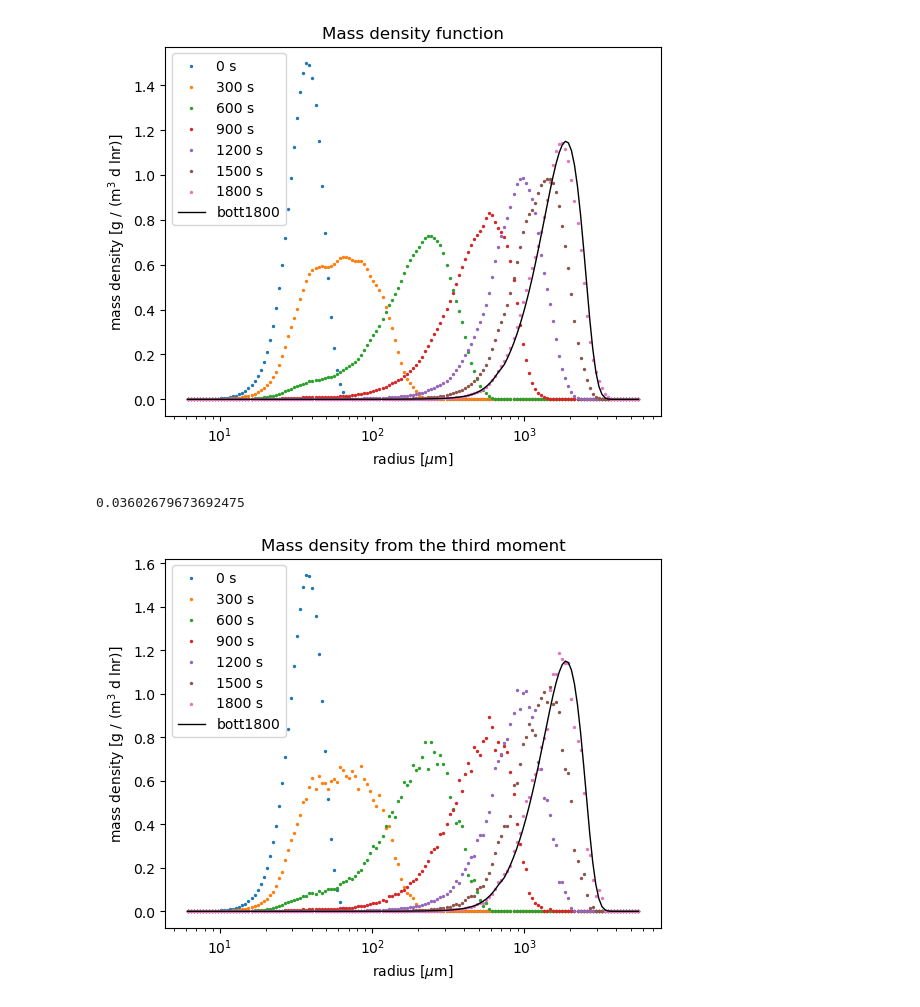
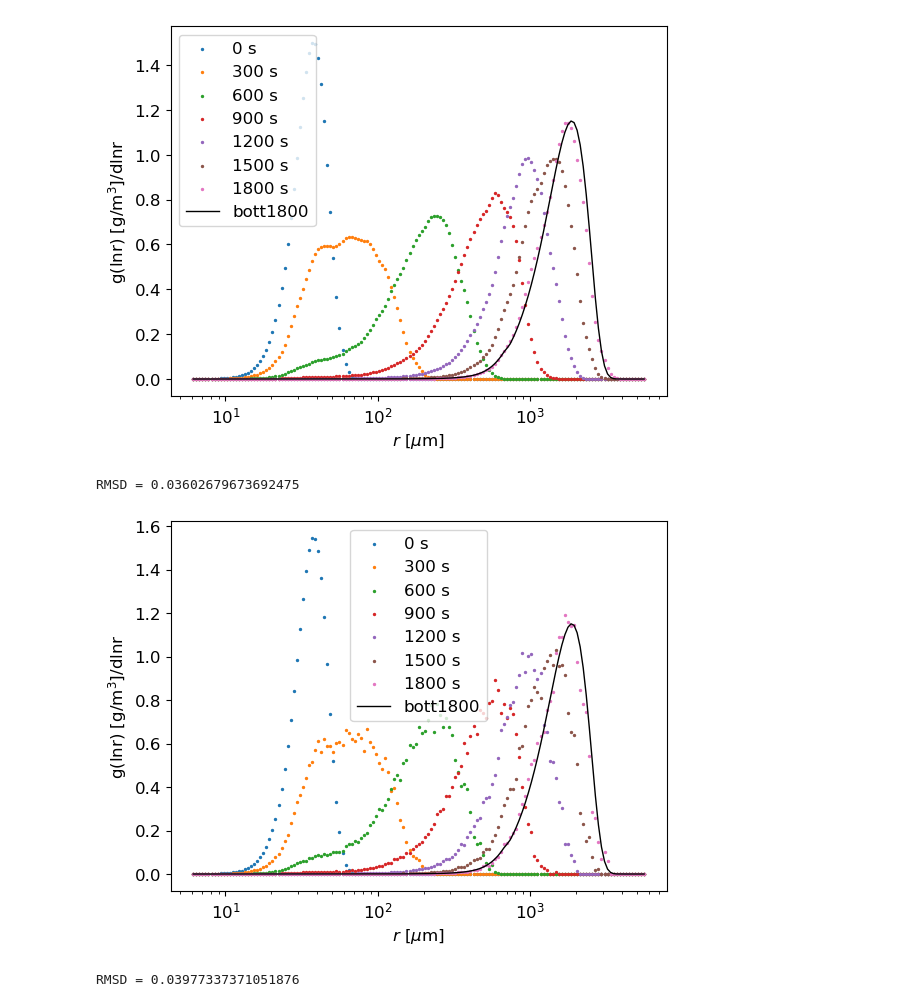
Before and after one commit to AgnieszkaMakulska/libcloudphxx, a Jupyter notebook: models/box/plot_output.ipynb, the cells around one changed output. Cells and saved outputs as stored; diff of their text form; code cells hidden in the pictures.

```diff
--- a/models/box/plot_output.ipynb
+++ b/models/box/plot_output.ipynb
@@ -2,4 +2,3 @@
 import numpy as np
 from matplotlib import pyplot
 import netCDF4
-import math
@@ -7,29 +6,30 @@ bott1800 = np.array([1.38199e-05, 1.57908e-05, 1.79305e-05, 2.02468e-05, 2.27597
 
 fp="data.nc"
 nc = netCDF4.Dataset(fp)
 bin_edges = 6.*pow(10, -6 + np.arange(150)/50.)
 r=np.array([])
 for i in range(len(bin_edges)-1):
     r=np.append(r, (bin_edges[i]+bin_edges[i+1])/2)
 dr=np.array([])
 for i in range(len(bin_edges)-1):
     dr=np.append(dr,bin_edges[i+1]-bin_edges[i])
 
 mass_density=nc["mass density"][:]
 legend=[]
 for t in np.arange(0,mass_density.shape[0],300):
     pyplot.scatter(r*1e6,mass_density[t,:], s=2)
     legend.append(str(t)+" s")
 pyplot.plot(r*1e6, bott1800, color='black', linewidth=1)
 legend.append('bott1800')
-pyplot.ylabel('mass density [g / (m$^3$ d lnr)]')
-pyplot.xlabel('radius [$\mu$m]')
+pyplot.ylabel('g(lnr) [g/m$^3$]/dlnr')
+pyplot.xlabel('$r$ [$\mu$m]')
 pyplot.xscale('log')
 pyplot.legend(legend)
-pyplot.title('Mass density function')
+#pyplot.title('Mass density function')
+pyplot.savefig('mass_density.png',dpi=300)
 pyplot.show()
 # %% [output]
-[figure, old version]
+[figure, new version]
 # %%
 #root mean square deviation
 def RMSD(a1, a2):
@@ -42,24 +42,30 @@ def RMSD(a1, a2):
   return np.sqrt(tot/nonempty)
 
 rmsd = RMSD(mass_density[-1,:],bott1800)
-print(rmsd)
+print('RMSD = '+str(rmsd))
 # %% [output]
-0.03602679673692475
+RMSD = 0.03602679673692475
 # %%
 moment3=nc["moment 3"][:]
 rho_l=1000
 LWC=moment3*4*np.pi/3*rho_l*1000 #g/kg
+mass_dens_from_LWC=LWC*r/dr
 legend=[]
 for t in np.arange(0,mass_density.shape[0],300):
-    pyplot.scatter(r*1e6,LWC[t,:]*r/dr, s=2)  #d(lnr) = 1/r dr
+    pyplot.scatter(r*1e6,mass_dens_from_LWC[t,:], s=2)  #d(lnr) = 1/r dr
     legend.append(str(t)+" s")
 pyplot.plot(r*1e6, bott1800, color='black', linewidth=1)
 legend.append('bott1800')
-pyplot.ylabel('mass density [g / (m$^3$ d lnr)]')
-pyplot.xlabel('radius [$\mu$m]')
+pyplot.ylabel('g(lnr) [g/m$^3$]/dlnr')
+pyplot.xlabel('$r$ [$\mu$m]')
 pyplot.xscale('log')
 pyplot.legend(legend)
-pyplot.title('Mass density from the third moment')
+#pyplot.title('Mass density from the third moment')
+pyplot.savefig('third_moment.png',dpi=300)
 pyplot.show()
+
+rmsd = RMSD(mass_dens_from_LWC[-1,:],bott1800)
+print('RMSD = '+str(rmsd))
 # %% [output]
-[figure, old version]
+[figure, new version]
+RMSD = 0.03977337371051876
```
Also changed, not shown: parts of 4 cells of this notebook, 3 other files.
